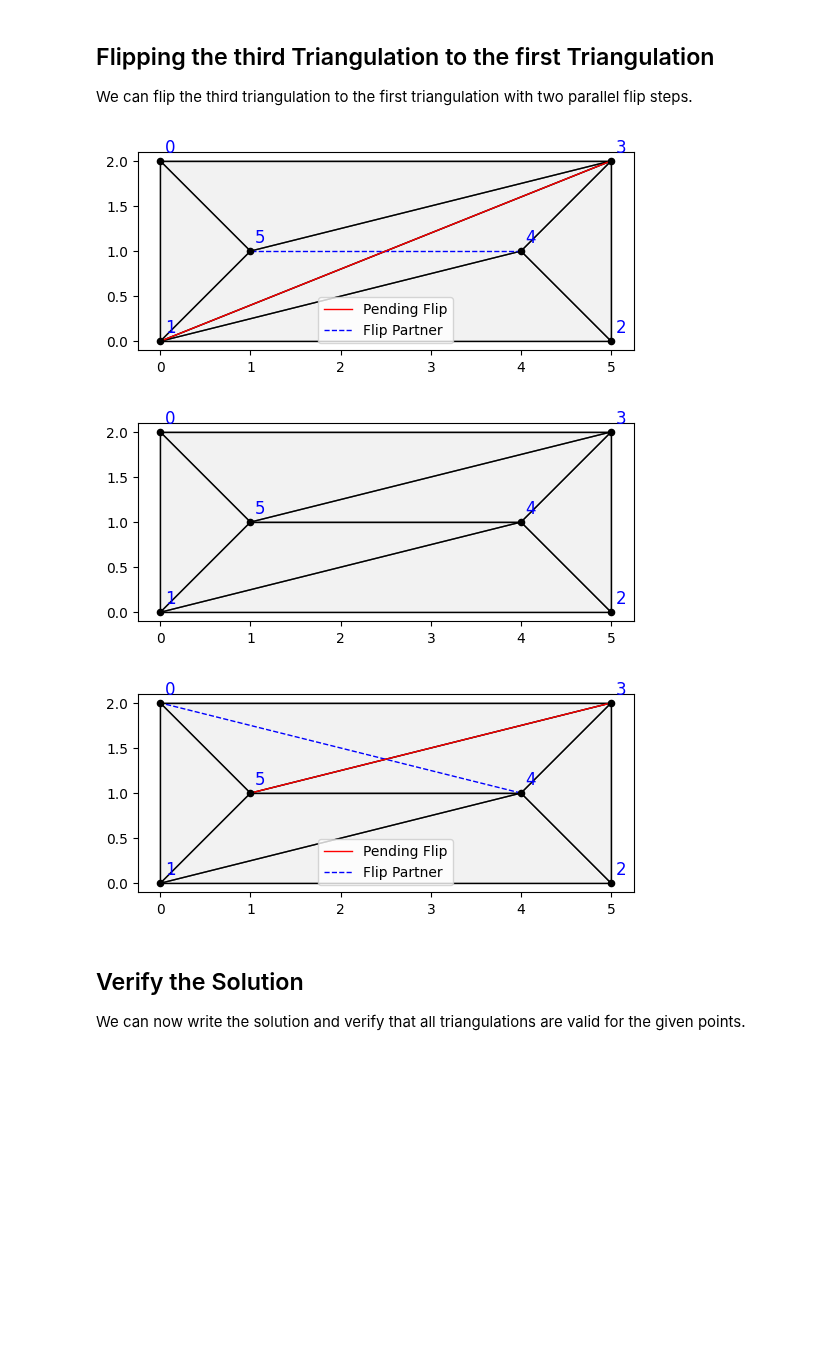
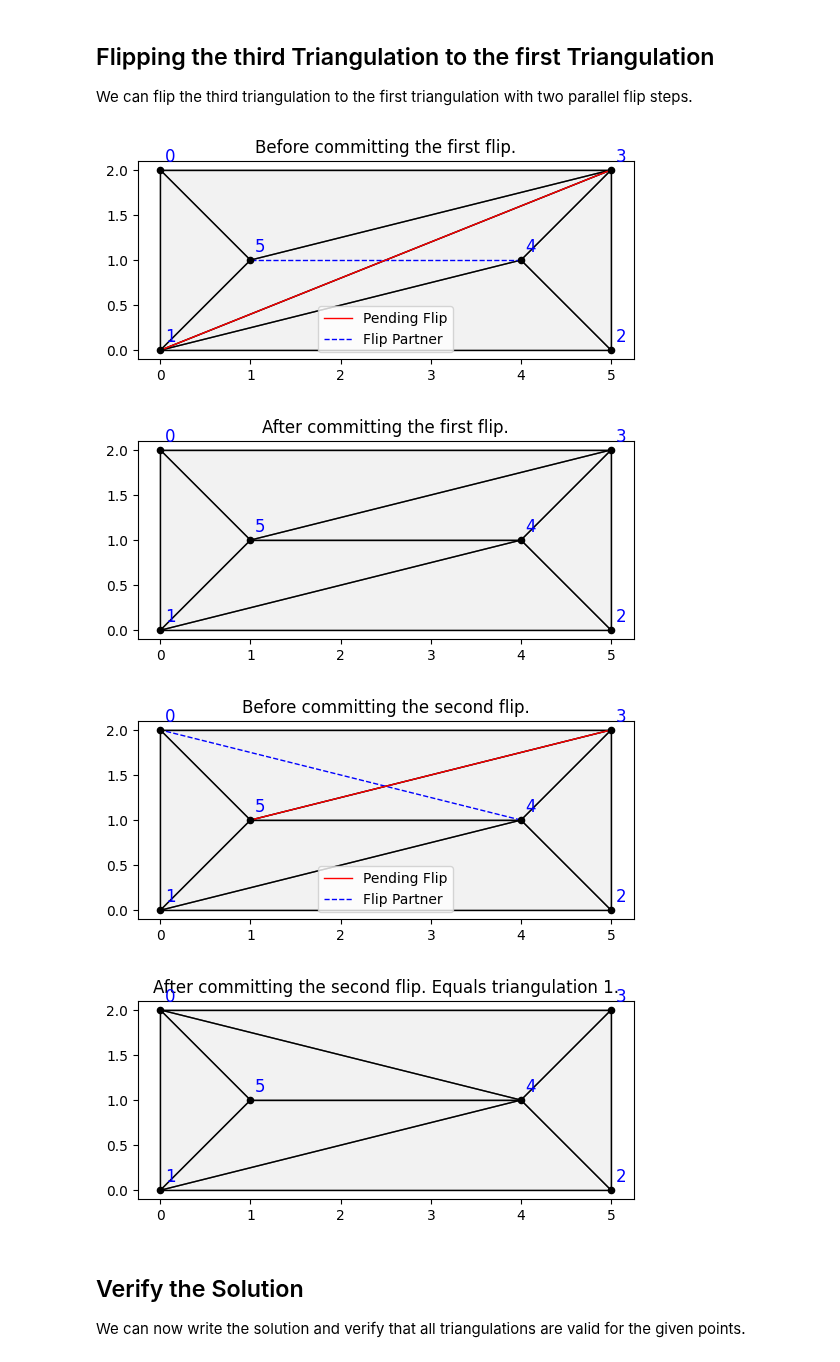
Before and after one commit to CG-SHOP/pyutils26, a Jupyter notebook: example_verification.ipynb, the cells around one changed output. Cells and saved outputs as stored; diff of their text form; code cells hidden in the pictures; blank space fills up the shorter version.

```diff
--- a/example_verification.ipynb
+++ b/example_verification.ipynb
@@ -83,17 +85,19 @@ assert flippable_triang_1 == flippable_triang_2
 We can flip the third triangulation to the first triangulation with two parallel flip steps.
 # %%
 flippable_triang_3.add_flip((1,3))
-draw_flips(flippable_triang_3, show_indices=True)
+draw_flips(flippable_triang_3, show_indices=True, title="Before committing the first flip.")
 flippable_triang_3.commit() # if you remove this line, the next flip will not be valid. Try it out!
-draw_flips(flippable_triang_3, show_indices=True)
+draw_flips(flippable_triang_3, show_indices=True, title="After committing the first flip.")
 flippable_triang_3.add_flip((3,5))
-draw_flips(flippable_triang_3, show_indices=True)
+draw_flips(flippable_triang_3, show_indices=True, title="Before committing the second flip.")
 flippable_triang_3.commit()
+draw_flips(flippable_triang_3, show_indices=True, title="After committing the second flip. Equals triangulation 1.")
 assert flippable_triang_1 == flippable_triang_3
 # %% [output]
-[figure, old version]
+[figure, new version]
-[figure, old version]
+[figure, new version]
-[figure, old version]
+[figure, new version]
+[figure, added]
 # %% [markdown]
 ## Verify the Solution
 
```
Also changed, not shown: parts of 5 cells of this notebook, 1 other file.
